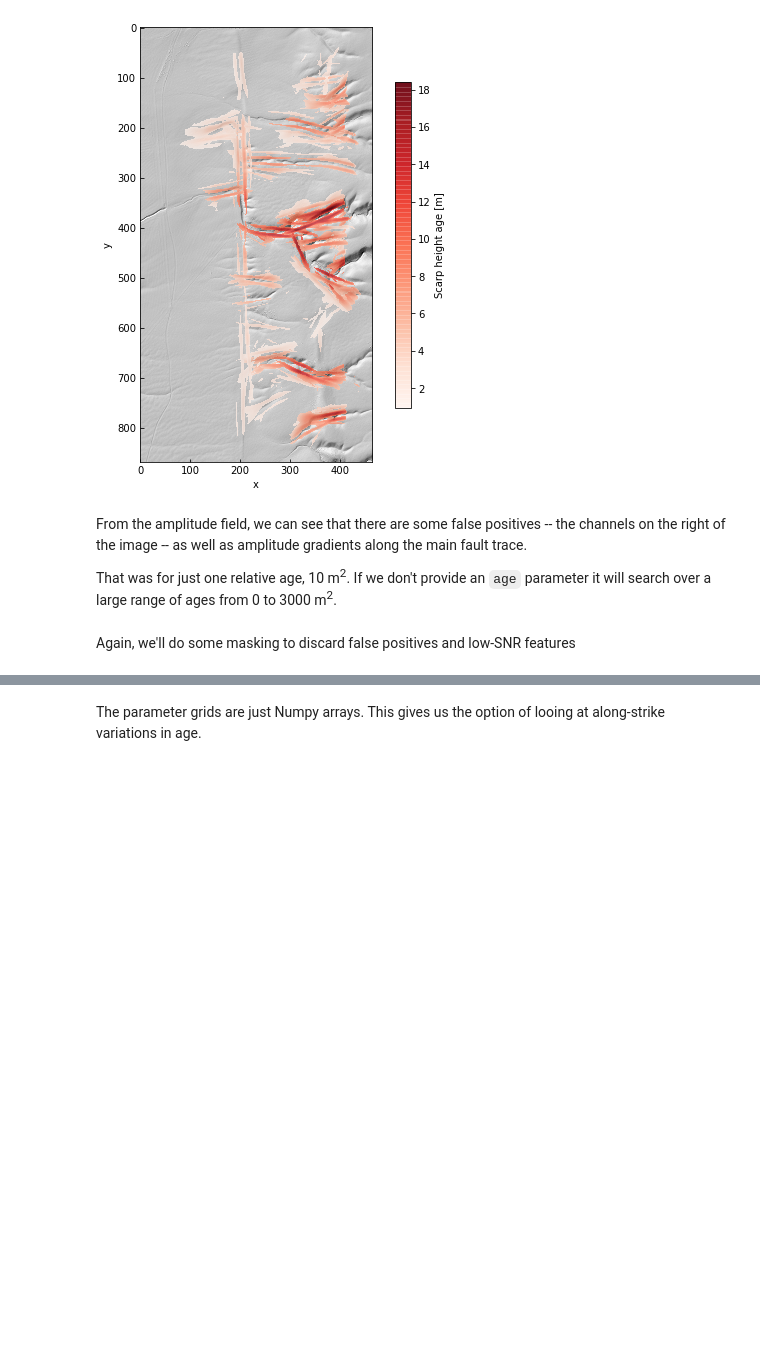
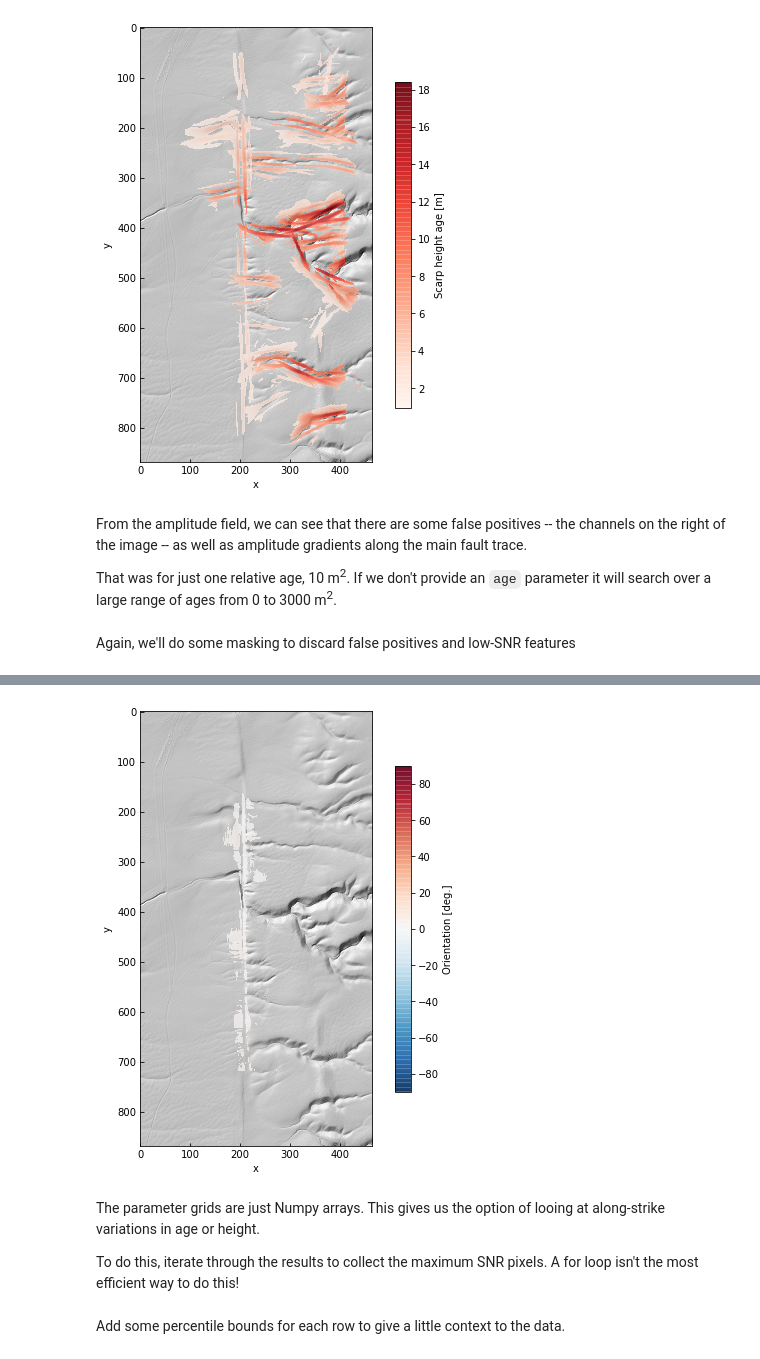
Before and after one commit to stgl/scarplet, a Jupyter notebook: docs/source/examples/scarps.ipynb, the cells around one changed output, grey strips where cells are left out. Drawn from its saved outputs; the diff is of its cells as text; code cells hidden in the pictures; blank space fills up the shorter version.

```diff
--- a/docs/source/examples/scarps.ipynb
+++ b/docs/source/examples/scarps.ipynb
@@ -83,2 +99,11 @@ cb = plt.colorbar(im, ax=ax, shrink=0.75, label='Relative age [m$^2$]')
+# %%
+data.plot(color=False, figsize=(8, 8))
+ax = plt.gca()
+im = ax.imshow(angle * 180 / np.pi, alpha=0.75, cmap='RdBu_r', vmin=-90, vmax=90)
+cb = plt.colorbar(im, ax=ax, shrink=0.75, label='Orientation [deg.]')
+# %% [output]
+[figure, added]
 # %% [markdown]
-The parameter grids are just Numpy arrays. This gives us the option of looing at along-strike variations in age.
+The parameter grids are just Numpy arrays. This gives us the option of looing at along-strike variations in age or height.
+
+To do this, iterate through the results to collect the maximum SNR pixels. A for loop isn't the most efficient way to do this!
@@ -85 +125,3 @@ The parameter grids are just Numpy arrays. This gives us the option of looing at
+# %% [markdown]
+Add some percentile bounds for each row to give a little context to the data.
 # %%
```
Also changed, not shown: parts of 11 cells of this notebook, 1 other file.
